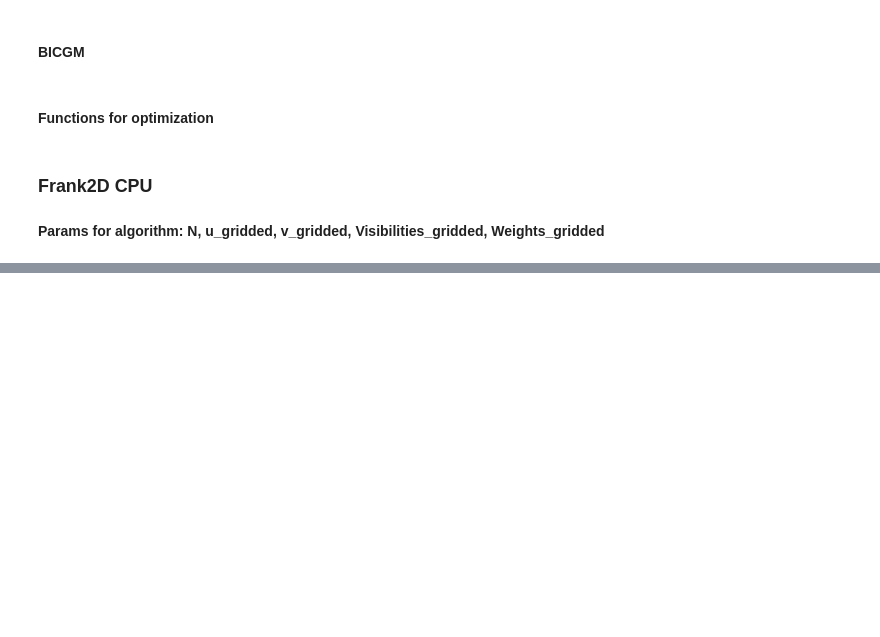
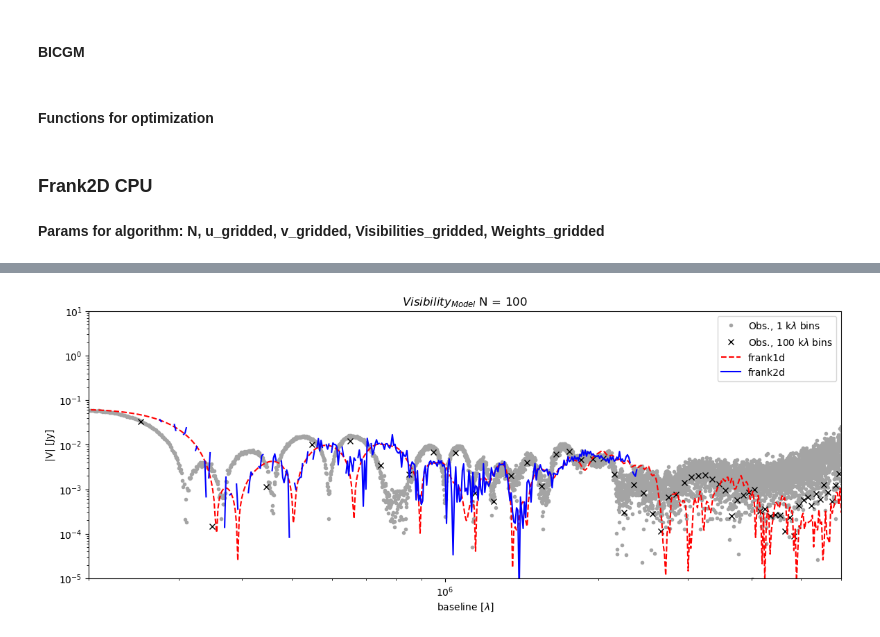
Before and after one commit to mariajmellado/frank2d, a Jupyter notebook: Notebooks/31_May_Frank2D_CPU.ipynb, the cells around one changed output, grey strips where cells are left out. Drawn from its saved outputs; the diff is of its cells as text; code cells hidden in the pictures; blank space fills up the shorter version.

```diff
--- a/Notebooks/31_May_Frank2D_CPU.ipynb
+++ b/Notebooks/31_May_Frank2D_CPU.ipynb
@@ -274,7 +274,7 @@ def create_sparse_system_data(u_gridded_data, v_gridded_data, vis_gridded_data,
 # %% [markdown]
 **Params for algorithm: N, u_gridded, v_gridded, Visibilities_gridded, Weights_gridded**
 # %%
-def Frank2D_optimized(N, u_gridded, v_gridded, vis_gridded, weights_gridded, plot = True):
+def Frank2D_optimized(N, u_gridded, v_gridded, vis_gridded, weights_gridded, maxiter = 20000):
     input = weights_gridded.reshape(N, N)
     data_index = np.argwhere(input.flatten() != 0)
     no_data_index = np.argwhere(input.flatten() == 0)
@@ -314,7 +314,7 @@ def Frank2D_optimized(N, u_gridded, v_gridded, vis_gridded, weights_gridded, plo
 
     print("------> Running CGM")
     start_time = time.time()
-    x_data, info = bicgstab(A_opt, b_opt, M = A_precond_opt, rtol = 1e-9)
+    x_data, info = bicgstab(A_opt, b_opt, M = A_precond_opt, rtol = 1e-9, maxiter = maxiter)
     C_ = x_data
     end_time = time.time()
     execution_time = end_time - start_time
@@ -353,15 +353,4 @@ def Frank2D_optimized(N, u_gridded, v_gridded, vis_gridded, weights_gridded, plo
         return V_m
 
     V_m_2 = recovering_sol(C_)
-
-    if plot:
-        plt.pcolormesh(np.fft.fftshift(v_gridded.reshape(N, N)),
-               np.fft.fftshift(u_gridded).reshape(N,N),
-               np.log(np.abs(np.fft.fftshift(V_m_2))), cmap="viridis", vmin=-12, vmax=-2)
-        plt.xlabel(r'u [ $\lambda$]')
-        plt.ylabel(r'v [ $\lambda$]')
-        plt.gca().set_aspect('equal')
-        cmap = plt.colorbar()
-        cmap.set_label(r'V [Jy]', size=15)
-        plt.title(r'log|$Vis_{model}$| optimized way')
-        plt.show()
+    return V_m_2
@@ -422,0 +514,8 @@ Setting gridded data...
+# %%
+u_gridded_AS209, v_gridded_AS209, Vis_model_AS209, FrankObj_AS209, GeomObj_AS209, input_frank_AS209 = frank2d_cpu(
+                                            'AS209 1mm',
+                                            'uvtables/axisymmetric/uvtable_AS209_continuum.npz',
+                                            {'inc': 34.97, 'pa': 85.76, 'dra':1.9e-3, 'ddec':-2.5e-3 },
+                                            3,
+                                            100
+                                            )
@@ -422,0 +541,10 @@ Setting gridded data...
+# %%
+# Plots.
+Plot_AS209 = Plot(FrankObj_AS209, GeomObj_AS209)
+# %%
+u_AS209, v_AS209, Vis_AS209, Weights_AS209 = input_frank_AS209
+Rout_AS209 = 3
+# %%
+Plot_AS209.compare_vis_profile_frank1d(u_AS209, v_AS209, Vis_AS209, Weights_AS209)
+# %% [output]
+[figure, added]
```
Also changed, not shown: parts of 6 cells of this notebook, 11 other files.
